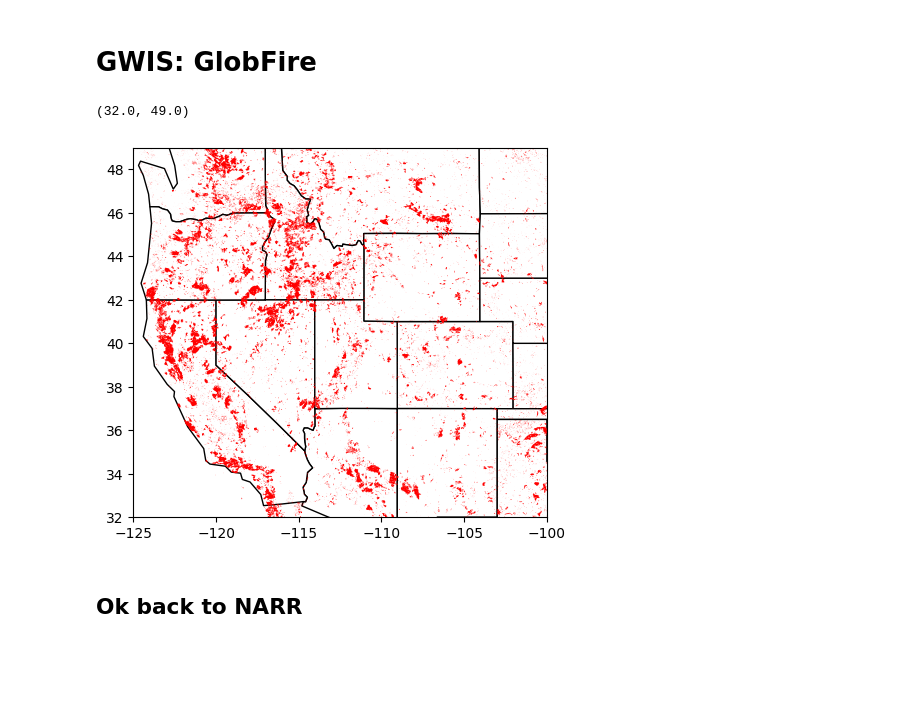
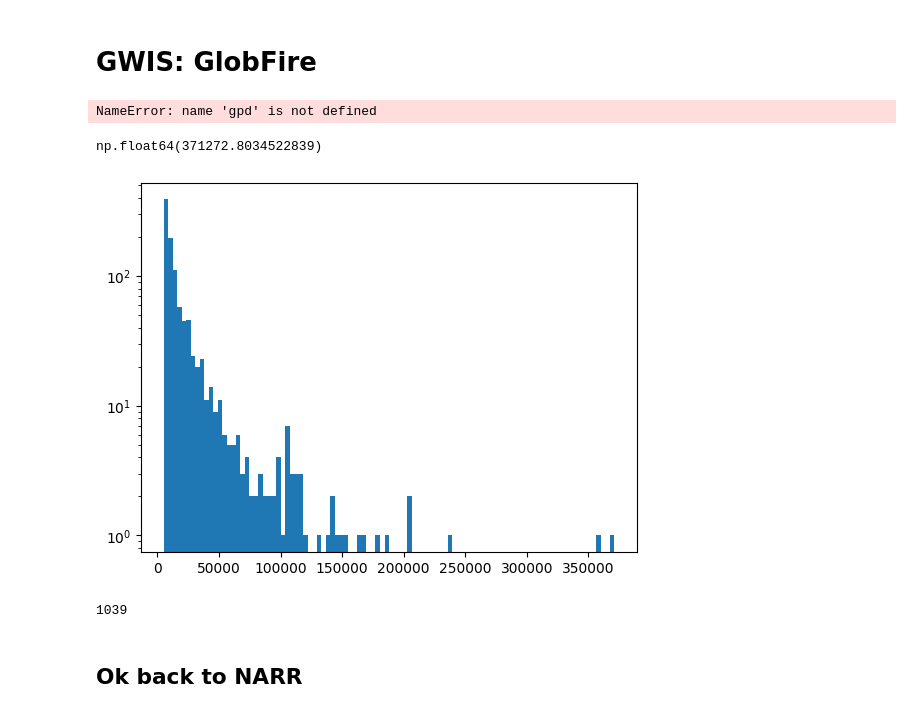
Before and after one commit to cloud-seeding/EDA, a Jupyter notebook: eliot_eda.ipynb, the cells around one changed output. Saved outputs shown, nothing was run; the diff lists cells and outputs as text; code cells hidden in the pictures; blank space fills up the shorter version.

```diff
--- a/eliot_eda.ipynb
+++ b/eliot_eda.ipynb
@@ -123,14 +125,29 @@ main.to_file("../data/full_globfire.shp")
 # %%
 states = gpd.read_file('../data/state_borders/ne_110m_admin_1_states_provinces.shp')
-
+main = gpd.read_file('../data/full_globfire.shp')
 ax = states.plot(color='white', edgecolor='black')
 
 main.plot(ax=ax,color="red",markersize = main["area_ha"]/np.max(main["area_ha"]))
 ax.set_xlim([-125,-100])
 ax.set_ylim([32,49])
 # %% [output]
-(32.0, 49.0)
+NameError: name 'gpd' is not defined
-[figure, removed]
+# %%
+main = gpd.read_file('../data/full_globfire.shp')
+main = pd.concat([main,main.bounds], axis=1)
+# %%
+main
+# %% [output]
+np.float64(371272.8034522839)
+# %%
+_ = plt.hist(main[main['area_ha']>5000]['area_ha'],bins=100,log=True)
+plt.show()
+# %% [output]
+[figure, added]
+# %%
+len(main[main['area_ha']>5000])
+# %% [output]
+1039
 # %% [markdown]
 ## Ok back to NARR
 # %%
```
Also changed, not shown: parts of 4 cells of this notebook, 1 other file.
